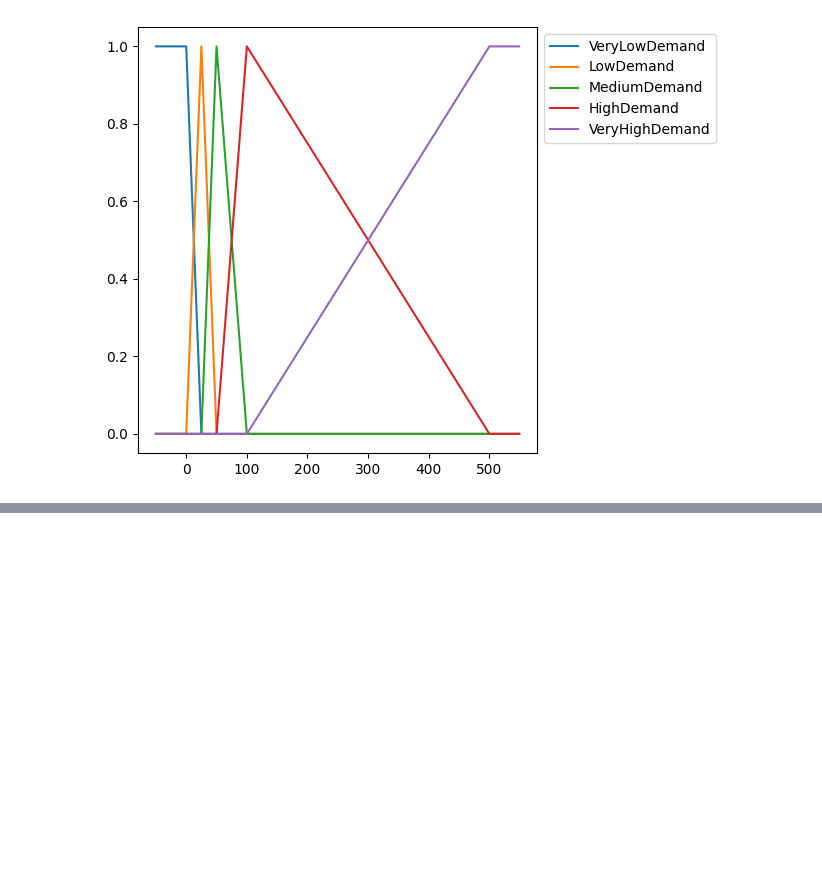
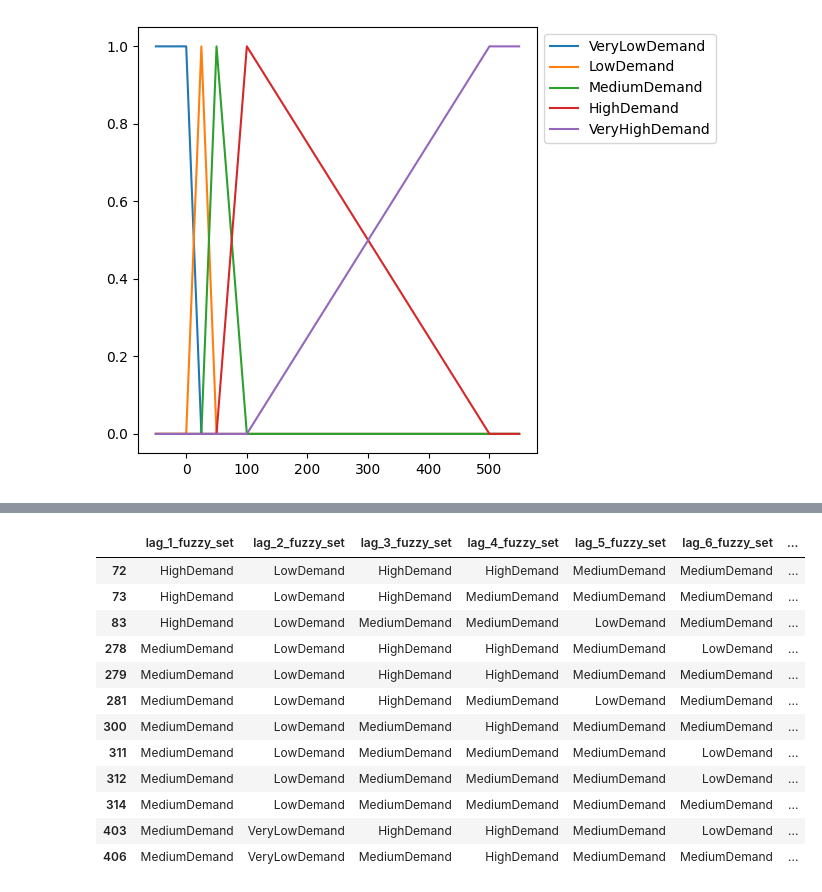
Before and after one commit to IvankaiKrisztian/Szakdolgozat, a Jupyter notebook: data/Main.ipynb, the cells around one changed output, grey strips where cells are left out. Drawn from its saved outputs; the diff is of its cells as text; code cells hidden in the pictures; blank space fills up the shorter version.

```diff
--- a/data/Main.ipynb
+++ b/data/Main.ipynb
@@ -197,0 +221,16 @@ test_data = test_data[test_data['date']>= validation_start_date]
+# %%
+explain_forecast(fuzzy_model_forecast, '2025-09-30')
+# %% [output]
+|  | lag_1_fuzzy_set | lag_2_fuzzy_set | lag_3_fuzzy_set | lag_4_fuzzy_set | lag_5_fuzzy_set | lag_6_fuzzy_set | ... |
+| 72 | HighDemand | LowDemand | HighDemand | HighDemand | MediumDemand | MediumDemand | ... |
+| 73 | HighDemand | LowDemand | HighDemand | MediumDemand | MediumDemand | MediumDemand | ... |
+| 83 | HighDemand | LowDemand | MediumDemand | MediumDemand | LowDemand | MediumDemand | ... |
+| 278 | MediumDemand | LowDemand | HighDemand | HighDemand | MediumDemand | LowDemand | ... |
+| 279 | MediumDemand | LowDemand | HighDemand | HighDemand | MediumDemand | MediumDemand | ... |
+| 281 | MediumDemand | LowDemand | HighDemand | MediumDemand | LowDemand | MediumDemand | ... |
+| 300 | MediumDemand | LowDemand | MediumDemand | HighDemand | MediumDemand | MediumDemand | ... |
+| 311 | MediumDemand | LowDemand | MediumDemand | MediumDemand | MediumDemand | LowDemand | ... |
+| 312 | MediumDemand | LowDemand | MediumDemand | MediumDemand | MediumDemand | LowDemand | ... |
+| 314 | MediumDemand | LowDemand | MediumDemand | MediumDemand | MediumDemand | MediumDemand | ... |
+| 403 | MediumDemand | VeryLowDemand | HighDemand | HighDemand | MediumDemand | LowDemand | ... |
+| 406 | MediumDemand | VeryLowDemand | MediumDemand | HighDemand | MediumDemand | MediumDemand | ... |
```
Also changed, not shown: parts of 10 cells of this notebook, 12 other files.
